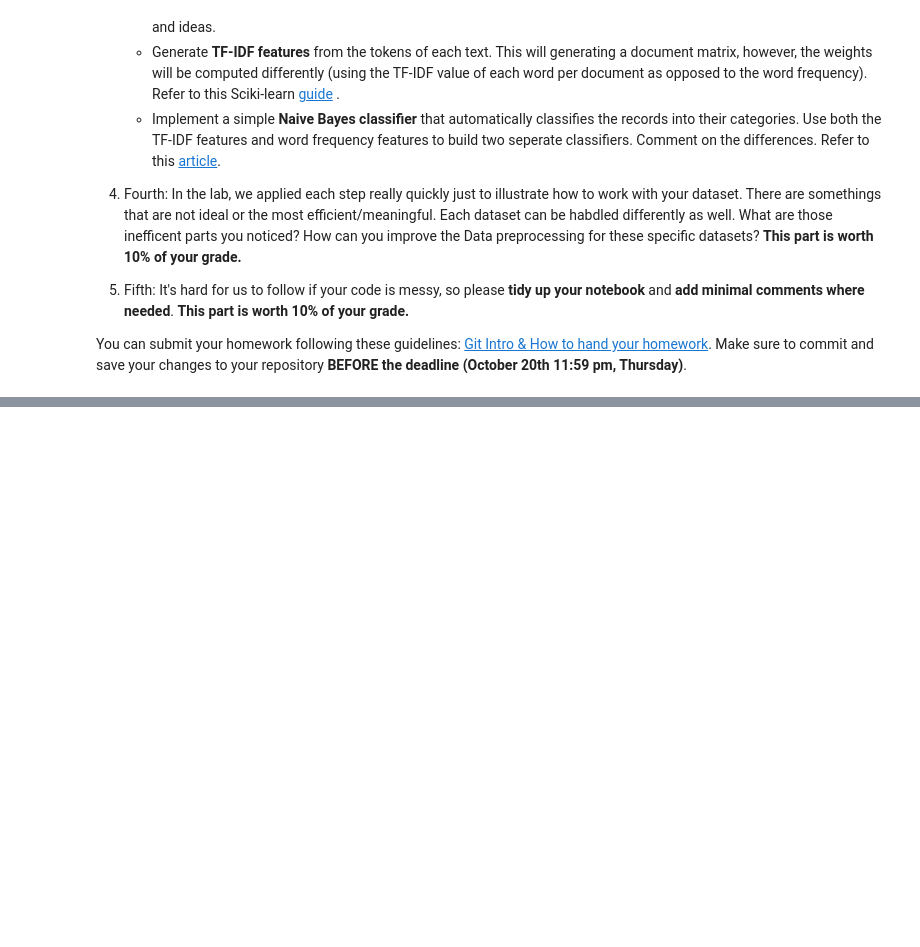
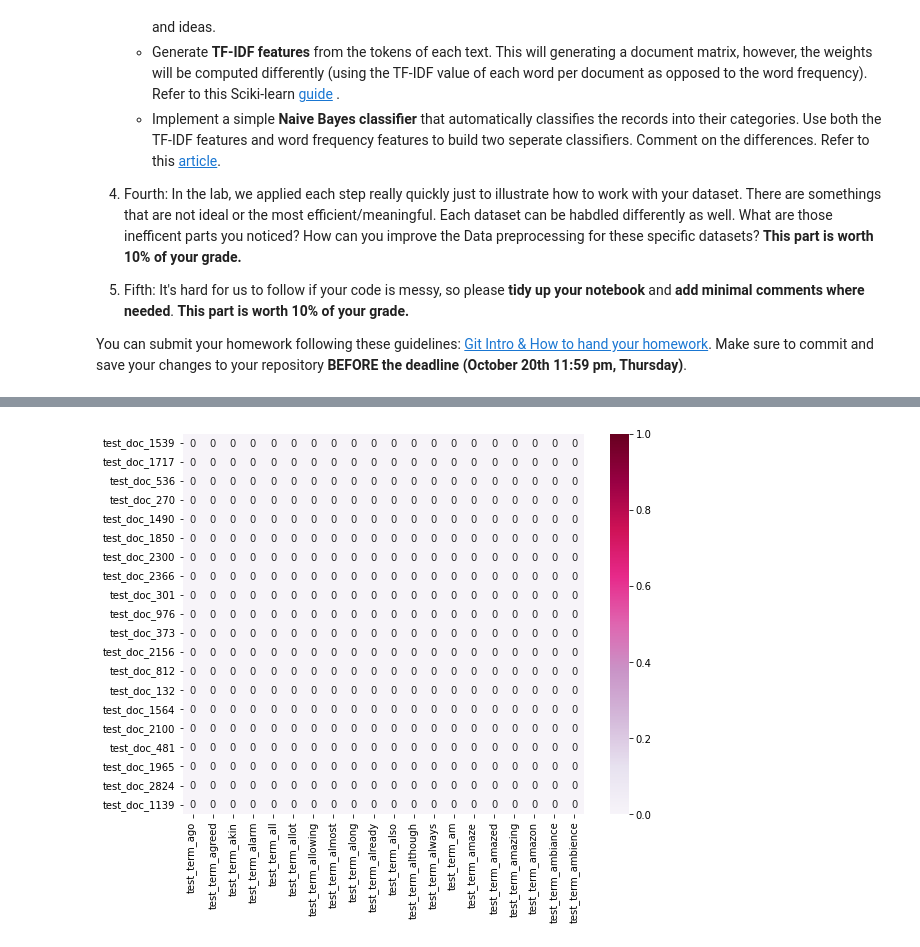
Before and after one commit to judylin0324/DM2022-Lab1-Homework-1, a Jupyter notebook: DM2022-Lab1-Homework.ipynb, the cells around one changed output, grey strips where cells are left out. Saved outputs shown, nothing was run; the diff lists cells and outputs as text; code cells hidden in the pictures; blank space fills up the shorter version.

```diff
--- a/DM2022-Lab1-Homework.ipynb
+++ b/DM2022-Lab1-Homework.ipynb
@@ -118,0 +96,13 @@ df_amazon[0:2]
+# %%
+# data visualization
+plot_x = ["test_term_"+str(i) for i in vectorizer_test.get_feature_names_out()[50:70]]
+plot_y = ["test_doc_"+ str(i) for i in list(X_test.index)[50:70]]
+plot_z = tf_x_test[50:70, 50:70].toarray()
+
+df_todraw = pd.DataFrame(plot_z, columns = plot_x, index = plot_y)
+plt.subplots(figsize=(9, 7))
+ax = sns.heatmap(df_todraw,
+                 cmap="PuRd",
+                 vmin=0, vmax=1, annot=True)
+# %% [output]
+[figure, added]
```
Also changed, not shown: parts of 18 cells of this notebook, 1 other file.
